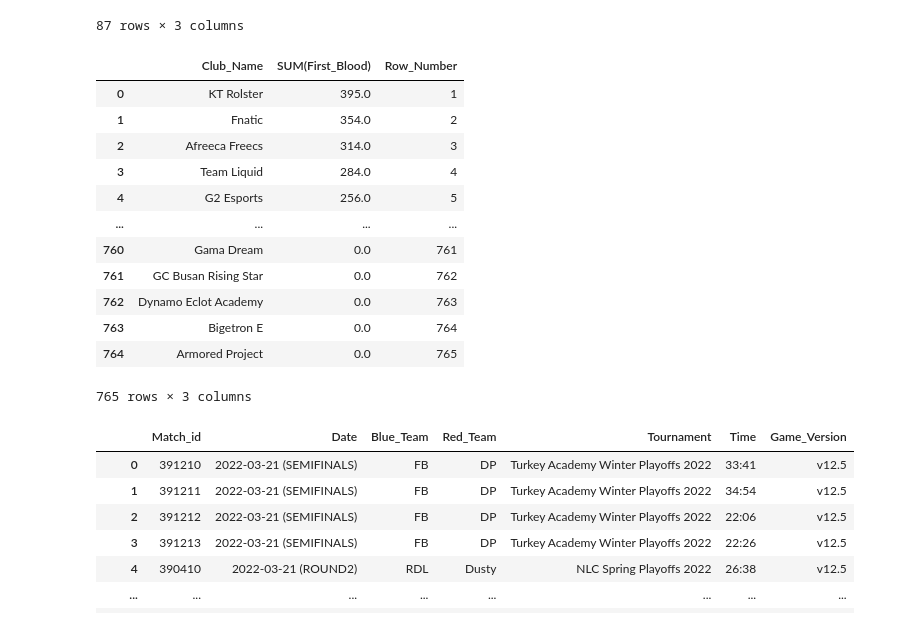
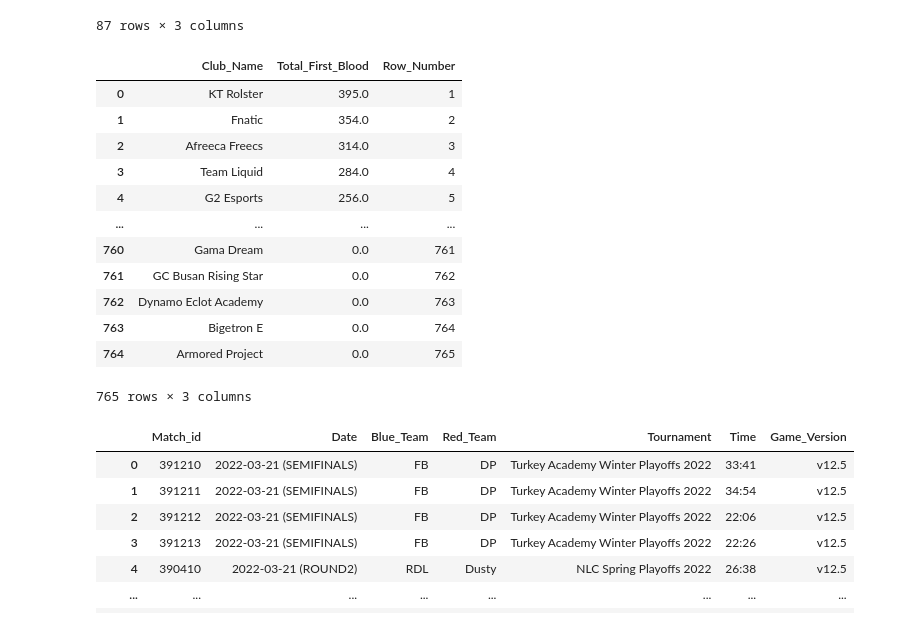
Before and after one commit to KarolKul-KK/League_Pro_Games_Analysis, a Jupyter notebook: notebooks/sql_queries.ipynb, the cells around one changed output. Drawn from its saved outputs; the diff is of its cells as text; code cells hidden in the pictures.

```diff
--- a/notebooks/sql_queries.ipynb
+++ b/notebooks/sql_queries.ipynb
@@ -248,15 +250,15 @@ pd.read_sql_query(sql, conn)
 # %%
 sql = """
 SELECT
 Club_Name,
-SUM(First_Blood),
+SUM(First_Blood) Total_First_Blood,
 ROW_NUMBER() OVER (ORDER BY SUM(First_Blood) DESC) Row_Number
 FROM team_stats
 GROUP BY Club_Name
 """
 pd.read_sql_query(sql, conn)
 # %% [output]
-|  | Club_Name | SUM(First_Blood) | Row_Number |
+|  | Club_Name | Total_First_Blood | Row_Number |
 | 0 | KT Rolster | 395.0 | 1 |
 | 1 | Fnatic | 354.0 | 2 |
 | 2 | Afreeca Freecs | 314.0 | 3 |
```
Also changed, not shown: parts of 5 cells of this notebook.
